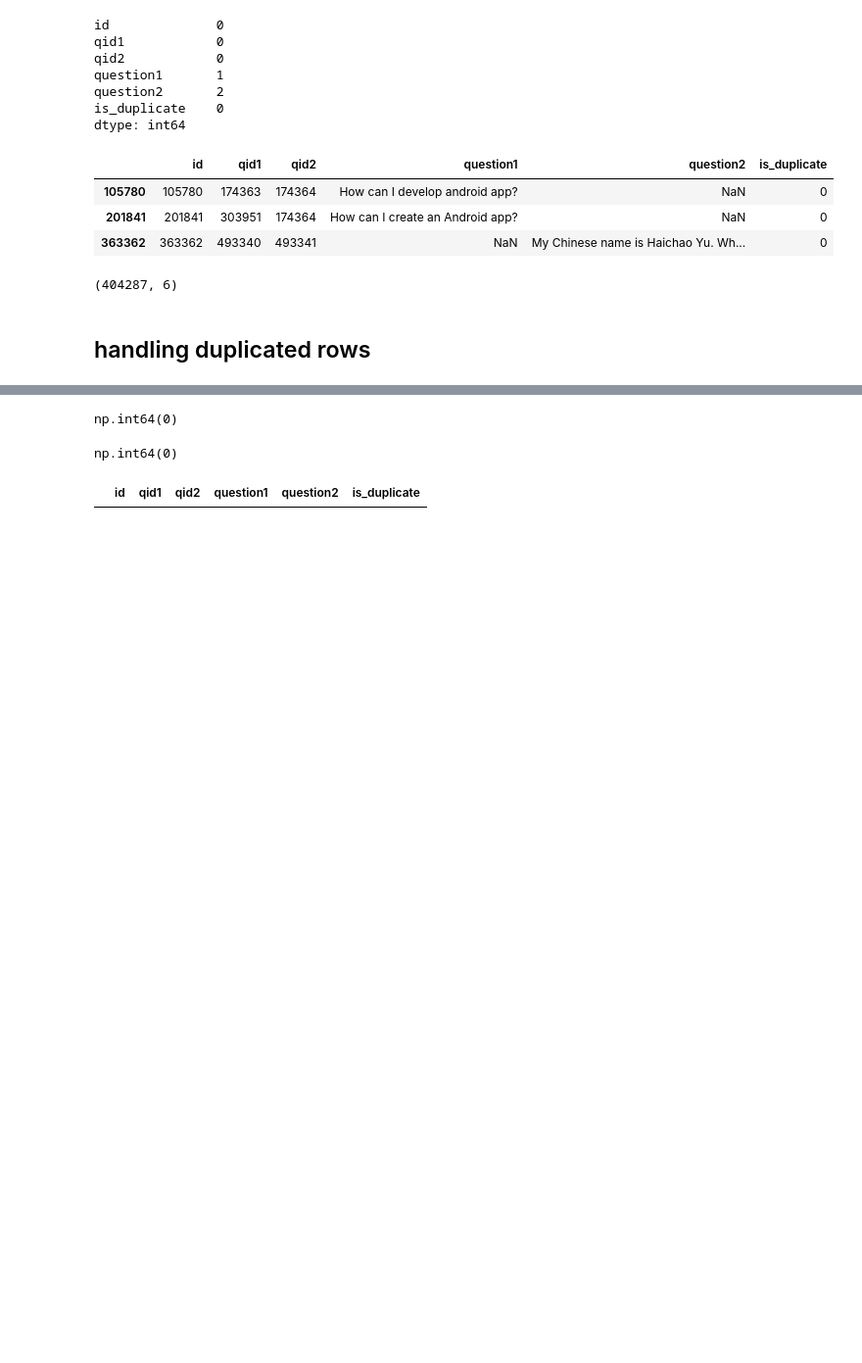
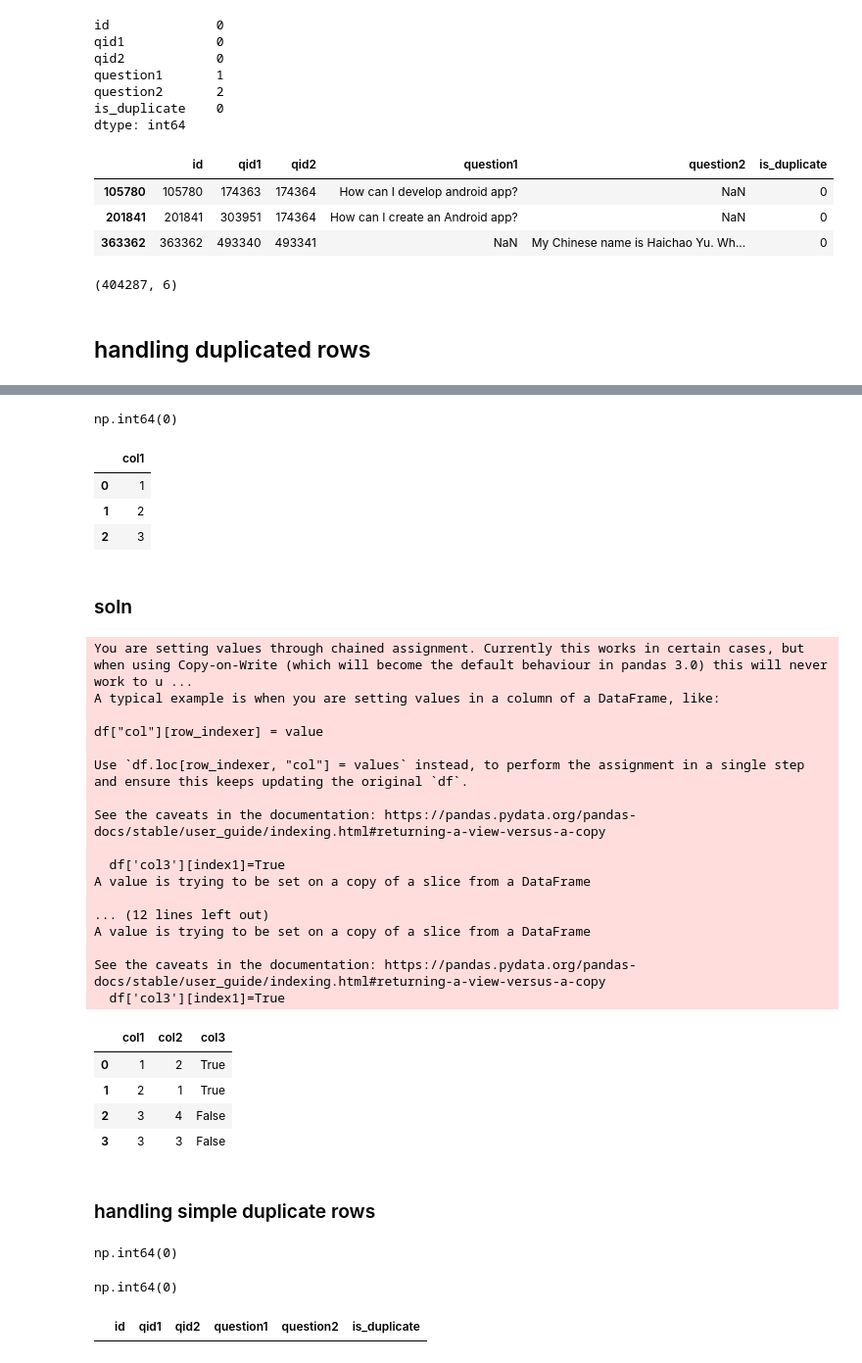
Before and after one commit to Sarvesh-Kesharwani/QuoraDuplicateQNA_Classiffier, a Jupyter notebook: 2. eda_n_dataCleaning/1.ipynb, the cells around one changed output, grey strips where cells are left out. Shown at 98% size. Drawn from its saved outputs; the diff is of its cells as text; code cells hidden in the pictures; blank space fills up the shorter version.

```diff
--- a/2. eda_n_dataCleaning/1.ipynb
+++ b/2. eda_n_dataCleaning/1.ipynb
@@ -62,0 +67,3 @@ data.shape
+# %%
+df = pd.DataFrame({'col1':[1,2,3, 3], 'col2':[2,1,4, 3]})
+df
@@ -62,0 +76,13 @@ data.shape
+# %%
+df.duplicated().sum()
+# %% [output]
+np.int64(0)
+# %%
+df.iloc[:, :1]
+# %% [output]
+|  | col1 |
+| 0 | 1 |
+| 1 | 2 |
+| 2 | 3 |
+# %% [markdown]
+### soln
@@ -63,3 +92,41 @@ data.shape
+# %%
+df['col3'] = False
+# %%
+def find_duplicates():
+    for index1, row1 in df.iterrows():
+        for index2, row2 in df.iterrows():
+            if row1['col1']!=row1['col2']:
+                if row1['col1']==row2['col2']:
+                    if row1['col2']==row2['col1']:
+                        df['col3'][index1]=True
+# %%
+find_duplicates()
+df
+# %% [output]
+You are setting values through chained assignment. Currently this works in certain cases, but when using Copy-on-Write (which will become the default behaviour in pandas 3.0) this will never work to u ...
+A typical example is when you are setting values in a column of a DataFrame, like:
+
+df["col"][row_indexer] = value
+
+Use `df.loc[row_indexer, "col"] = values` instead, to perform the assignment in a single step and ensure this keeps updating the original `df`.
+
+See the caveats in the documentation: https://pandas.pydata.org/pandas-docs/stable/user_guide/indexing.html#returning-a-view-versus-a-copy
+
+  df['col3'][index1]=True
+A value is trying to be set on a copy of a slice from a DataFrame
+
+... (12 lines left out)
+A value is trying to be set on a copy of a slice from a DataFrame
+
+See the caveats in the documentation: https://pandas.pydata.org/pandas-docs/stable/user_guide/indexing.html#returning-a-view-versus-a-copy
+  df['col3'][index1]=True
+|  | col1 | col2 | col3 |
+| 0 | 1 | 2 | True |
+| 1 | 2 | 1 | True |
+| 2 | 3 | 4 | False |
+| 3 | 3 | 3 | False |
+# %% [markdown]
+### handling simple duplicate rows
 # %%
 data.duplicated().sum()
 # %% [output]
```
Also changed, not shown: parts of 10 cells of this notebook, 2 other files.
